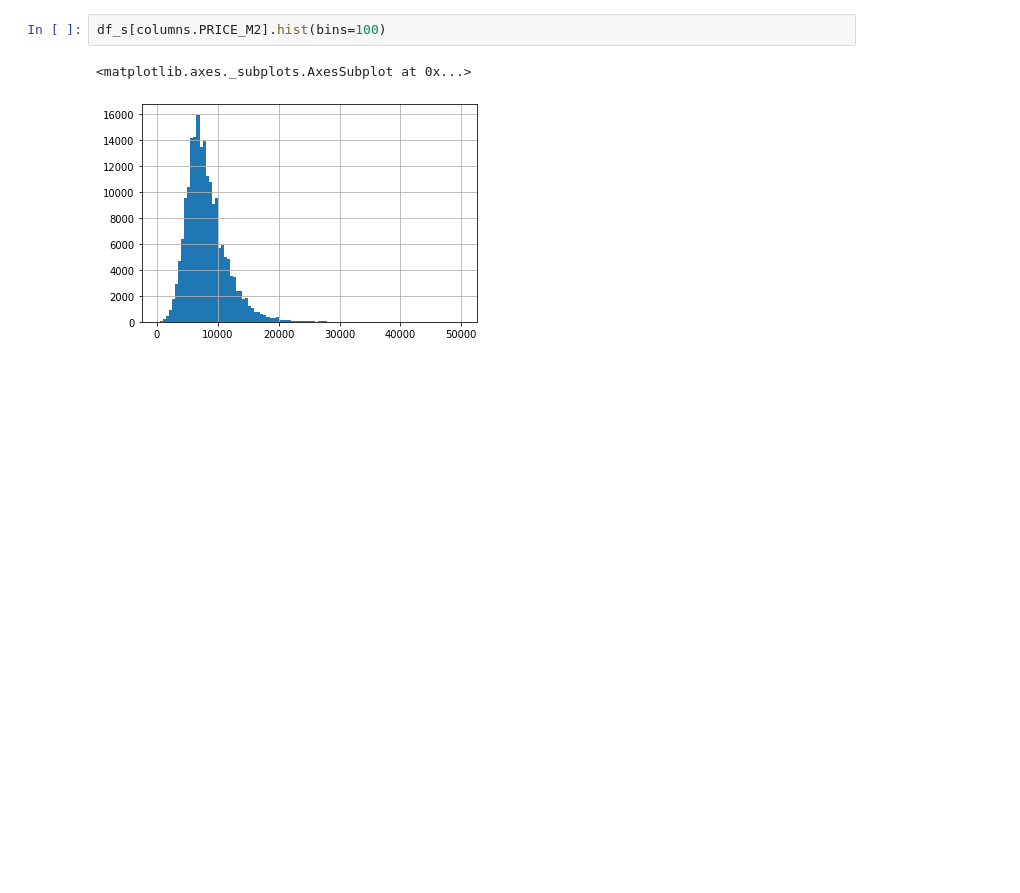
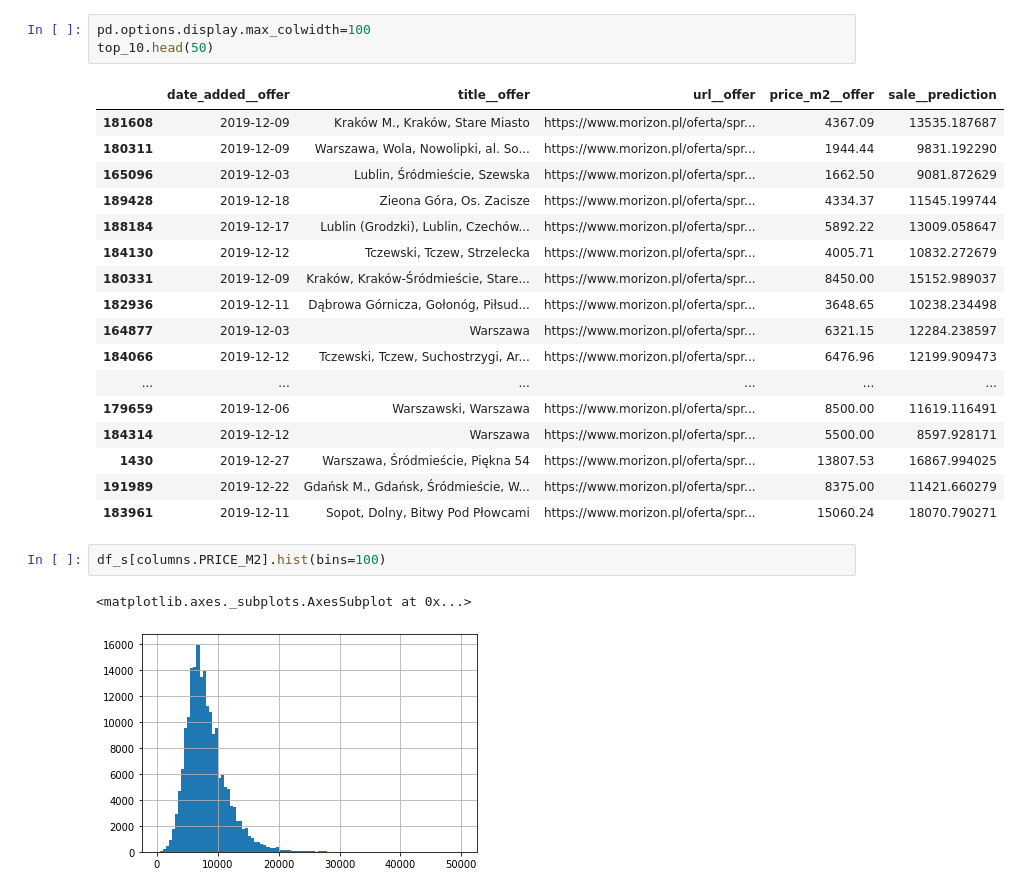
Before and after one commit to antoniszczepanik/flats, a Jupyter notebook: airflow/deps/notify_prototype.ipynb, the cells around one changed output. Cells and saved outputs as stored; diff of their text form; blank space fills up the shorter version.

```diff
--- a/airflow/deps/notify_prototype.ipynb
+++ b/airflow/deps/notify_prototype.ipynb
@@ -88,3 +90,24 @@ top_10
+# %%
+pd.options.display.max_colwidth=100
+top_10.head(50)
+# %% [output]
+|  | date_added__offer | title__offer | url__offer | price_m2__offer | sale__prediction |
+| 181608 | 2019-12-09 | Kraków M., Kraków, Stare Miasto | https://www.morizon.pl/oferta/spr... | 4367.09 | 13535.187687 |
+| 180311 | 2019-12-09 | Warszawa, Wola, Nowolipki, al. So... | https://www.morizon.pl/oferta/spr... | 1944.44 | 9831.192290 |
+| 165096 | 2019-12-03 | Lublin, Śródmieście, Szewska | https://www.morizon.pl/oferta/spr... | 1662.50 | 9081.872629 |
+| 189428 | 2019-12-18 | Zieona Góra, Os. Zacisze | https://www.morizon.pl/oferta/spr... | 4334.37 | 11545.199744 |
+| 188184 | 2019-12-17 | Lublin (Grodzki), Lublin, Czechów... | https://www.morizon.pl/oferta/spr... | 5892.22 | 13009.058647 |
+| 184130 | 2019-12-12 | Tczewski, Tczew, Strzelecka | https://www.morizon.pl/oferta/spr... | 4005.71 | 10832.272679 |
+| 180331 | 2019-12-09 | Kraków, Kraków-Śródmieście, Stare... | https://www.morizon.pl/oferta/spr... | 8450.00 | 15152.989037 |
+| 182936 | 2019-12-11 | Dąbrowa Górnicza, Gołonóg, Piłsud... | https://www.morizon.pl/oferta/spr... | 3648.65 | 10238.234498 |
+| 164877 | 2019-12-03 | Warszawa | https://www.morizon.pl/oferta/spr... | 6321.15 | 12284.238597 |
+| 184066 | 2019-12-12 | Tczewski, Tczew, Suchostrzygi, Ar... | https://www.morizon.pl/oferta/spr... | 6476.96 | 12199.909473 |
+| ... | ... | ... | ... | ... | ... |
+| 179659 | 2019-12-06 | Warszawski, Warszawa | https://www.morizon.pl/oferta/spr... | 8500.00 | 11619.116491 |
+| 184314 | 2019-12-12 | Warszawa | https://www.morizon.pl/oferta/spr... | 5500.00 | 8597.928171 |
+| 1430 | 2019-12-27 | Warszawa, Śródmieście, Piękna 54 | https://www.morizon.pl/oferta/spr... | 13807.53 | 16867.994025 |
+| 191989 | 2019-12-22 | Gdańsk M., Gdańsk, Śródmieście, W... | https://www.morizon.pl/oferta/spr... | 8375.00 | 11421.660279 |
+| 183961 | 2019-12-11 | Sopot, Dolny, Bitwy Pod Płowcami | https://www.morizon.pl/oferta/spr... | 15060.24 | 18070.790271 |
 # %%
 df_s[columns.PRICE_M2].hist(bins=100)
 # %% [output]
```
Also changed, not shown: parts of 6 cells of this notebook, 3 other files.
